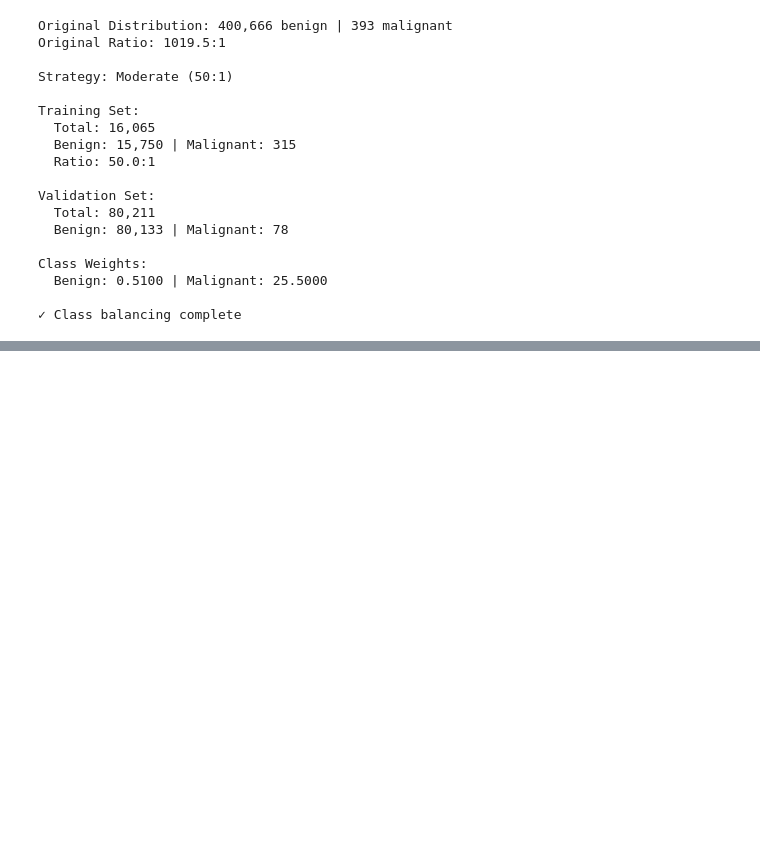
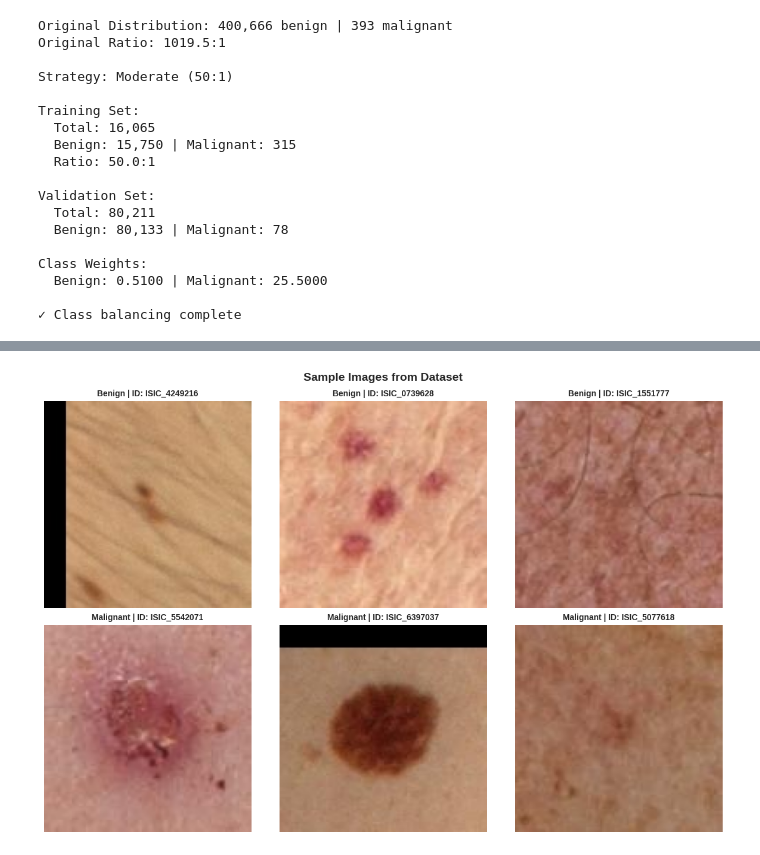
Before and after one commit to Braingix/Banking-App-react-native-expo, a Jupyter notebook: 3D_skin_cancer_prediction.ipynb, the cells around one changed output, grey strips where cells are left out. Drawn from its saved outputs; the diff is of its cells as text; code cells hidden in the pictures; blank space fills up the shorter version.

```diff
--- a/3D_skin_cancer_prediction.ipynb
+++ b/3D_skin_cancer_prediction.ipynb
@@ -358,3 +358,86 @@ Class Weights:
   Benign: 0.5100 | Malignant: 25.5000
 
 ✓ Class balancing complete
+# %%
+"""
+Image Extraction & Visualization
+"""
+
+import cv2
+
+# Setup directories
+TRAIN_IMG_DIR = '/content/train_images'
+VAL_IMG_DIR = '/content/val_images'
+os.makedirs(TRAIN_IMG_DIR, exist_ok=True)
+os.makedirs(VAL_IMG_DIR, exist_ok=True)
+
+def extract_images(hdf5_path, df, output_dir):
+    """Extract images from HDF5 to directory"""
+    extracted = 0
+    failed = 0
+
+    with h5py.File(hdf5_path, 'r') as hdf:
+        for isic_id in df['isic_id']:
+            try:
+                key = str(isic_id)
+                if key in hdf:
+                    img_bytes = hdf[key][()]
+                    nparr = np.frombuffer(img_bytes, np.uint8)
+                    img = cv2.imdecode(nparr, cv2.IMREAD_COLOR)
+                    if img is not None:
+                        cv2.imwrite(f'{output_dir}/{isic_id}.jpg', img)
+                        extracted += 1
+                    else:
+                        failed += 1
+                else:
+                    failed += 1
+            except Exception:
+                failed += 1
+
+    return extracted, failed
+
+# Extract images
+print("Extracting images from HDF5...")
+train_extracted, train_failed = extract_images(
+    TRAIN_HDF5_PATH, train_balanced, TRAIN_IMG_DIR
+)
+val_extracted, val_failed = extract_images(
+    TRAIN_HDF5_PATH, val_balanced, VAL_IMG_DIR
+)
+
+print(f"Training: {train_extracted:,}/{len(train_balanced):,} extracted")
+print(f"Validation: {val_extracted:,}/{len(val_balanced):,} extracted")
+
+# Display sample images
+def display_samples(df, img_dir, n_samples=6):
+    """Display random sample images from each class"""
+    benign_samples = df[df['target'] == 0].sample(n=min(n_samples//2, len(df[df['target']==0])), random_state=42)
+    malignant_samples = df[df['target'] == 1].sample(n=min(n_samples//2, len(df[df['target']==1])), random_state=42)
+    samples = pd.concat([benign_samples, malignant_samples])
+
+    fig, axes = plt.subplots(2, 3, figsize=(12, 8))
+    axes = axes.flatten()
+
+    for idx, (_, row) in enumerate(samples.iterrows()):
+        if idx >= n_samples:
+            break
+
+        img_path = f"{img_dir}/{row['isic_id']}.jpg"
+        if os.path.exists(img_path):
+            img = cv2.imread(img_path)
+            img = cv2.cvtColor(img, cv2.COLOR_BGR2RGB)
+
+            axes[idx].imshow(img)
+            axes[idx].set_title(f"{row['label'].capitalize()} | ID: {row['isic_id']}",
+                              fontsize=10, fontweight='bold')
+            axes[idx].axis('off')
+
+    plt.suptitle('Sample Images from Dataset', fontsize=14, fontweight='bold')
+    plt.tight_layout()
+    plt.show()
+
+print("\nSample Images:")
+display_samples(train_balanced, TRAIN_IMG_DIR)
+
+print("\n✓ Image extraction complete")
+# %% [output]
@@ -360,0 +449 @@ Class Weights:
+[figure, added]
```
Also changed, not shown: parts of 3 cells of this notebook.
